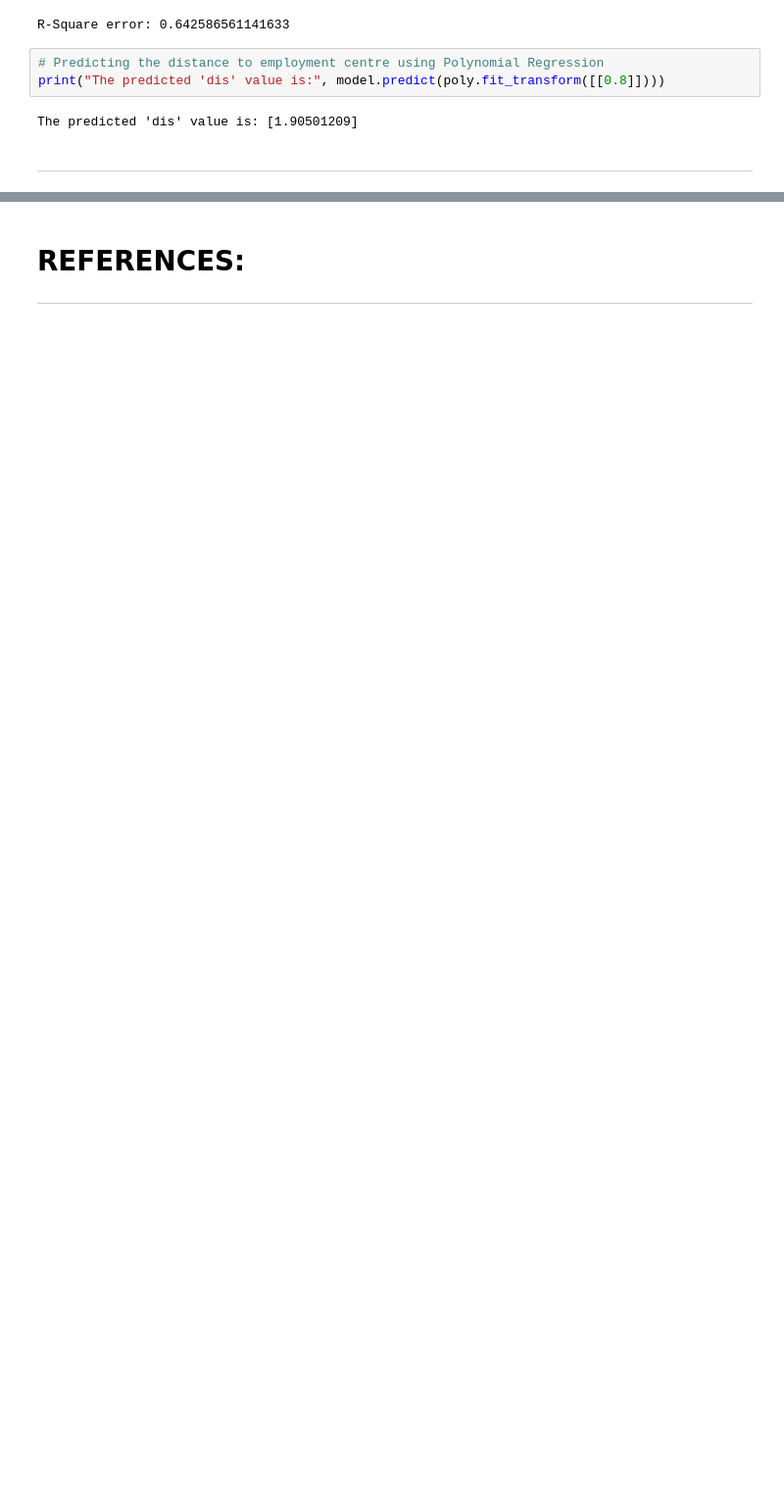
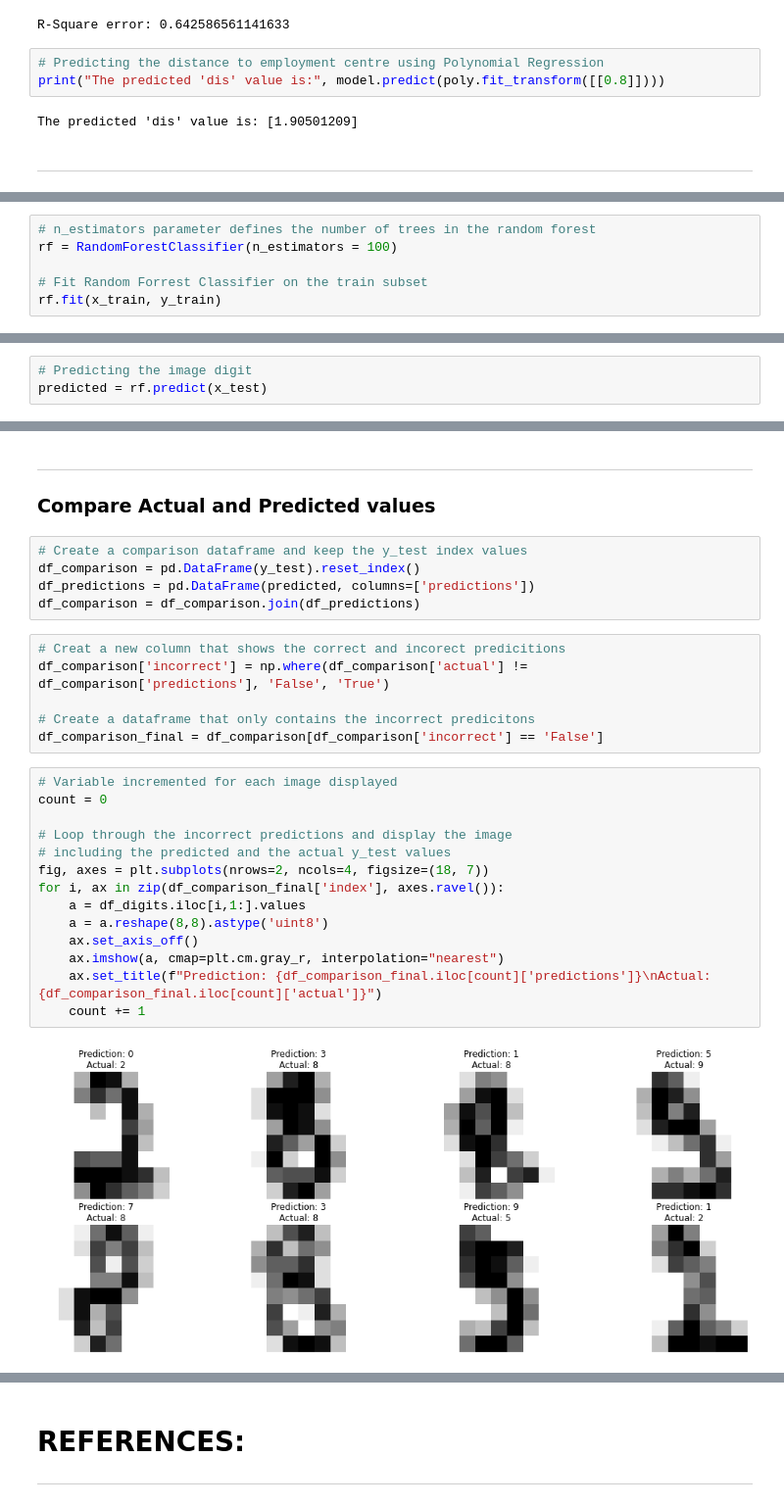
Before and after one commit to juliandunne1234/machineLearning_assesment_g00267940, a Jupyter notebook: scikit-learn.ipynb, the cells around one changed output, grey strips where cells are left out. Shown at 98% size. Drawn from its saved outputs; the diff is of its cells as text; blank space fills up the shorter version.

```diff
--- a/scikit-learn.ipynb
+++ b/scikit-learn.ipynb
@@ -304,0 +368,6 @@ Unsupervised machine learning algorithms are trained on datasets with no labels[
+# %%
+# n_estimators parameter defines the number of trees in the random forest
+rf = RandomForestClassifier(n_estimators = 100)
+
+# Fit Random Forrest Classifier on the train subset
+rf.fit(x_train, y_train)
@@ -304,0 +376,3 @@ Unsupervised machine learning algorithms are trained on datasets with no labels[
+# %%
+# Predicting the image digit
+predicted = rf.predict(x_test)
@@ -304,0 +386,30 @@ Unsupervised machine learning algorithms are trained on datasets with no labels[
+# %% [markdown]
+***
+### Compare Actual and Predicted values
+# %%
+# Create a comparison dataframe and keep the y_test index values
+df_comparison = pd.DataFrame(y_test).reset_index()
+df_predictions = pd.DataFrame(predicted, columns=['predictions'])
+df_comparison = df_comparison.join(df_predictions)
+# %%
+# Creat a new column that shows the correct and incorect predicitions
+df_comparison['incorrect'] = np.where(df_comparison['actual'] != df_comparison['predictions'], 'False', 'True')
+
+# Create a dataframe that only contains the incorrect predicitons
+df_comparison_final = df_comparison[df_comparison['incorrect'] == 'False']
+# %%
+# Variable incremented for each image displayed
+count = 0
+
+# Loop through the incorrect predictions and display the image
+# including the predicted and the actual y_test values
+fig, axes = plt.subplots(nrows=2, ncols=4, figsize=(18, 7))
+for i, ax in zip(df_comparison_final['index'], axes.ravel()):
+    a = df_digits.iloc[i,1:].values
+    a = a.reshape(8,8).astype('uint8')
+    ax.set_axis_off()
+    ax.imshow(a, cmap=plt.cm.gray_r, interpolation="nearest")
+    ax.set_title(f"Prediction: {df_comparison_final.iloc[count]['predictions']}\nActual: {df_comparison_final.iloc[count]['actual']}")
+    count += 1
+# %% [output]
+[figure, added]
```
Also changed, not shown: parts of 34 cells of this notebook, 1 other file.
